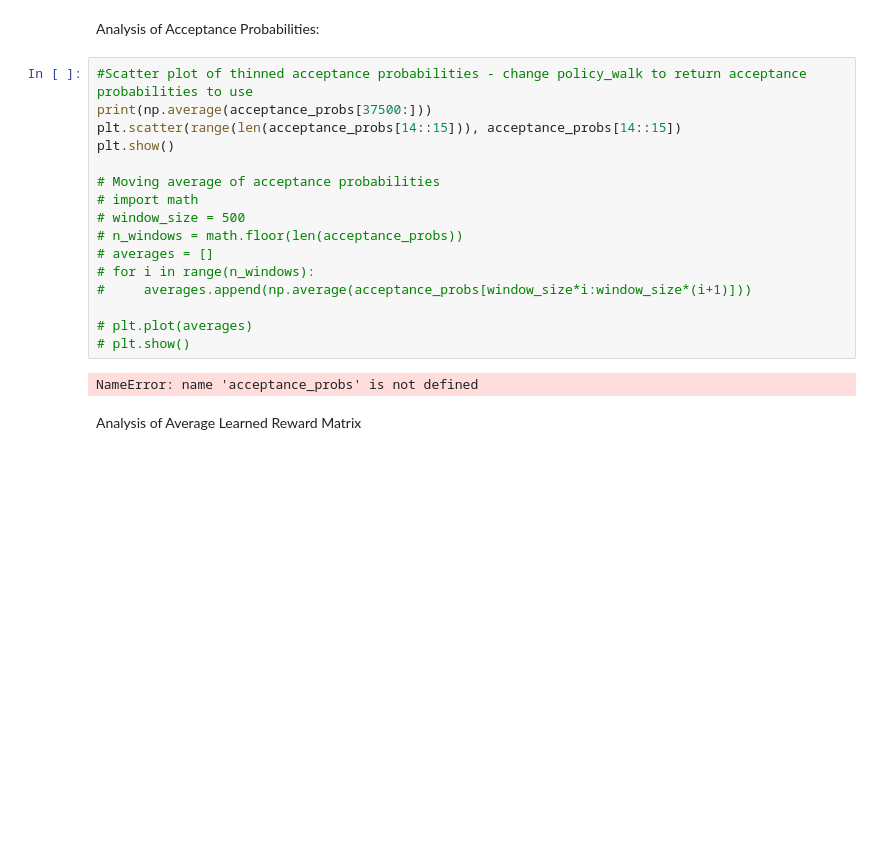
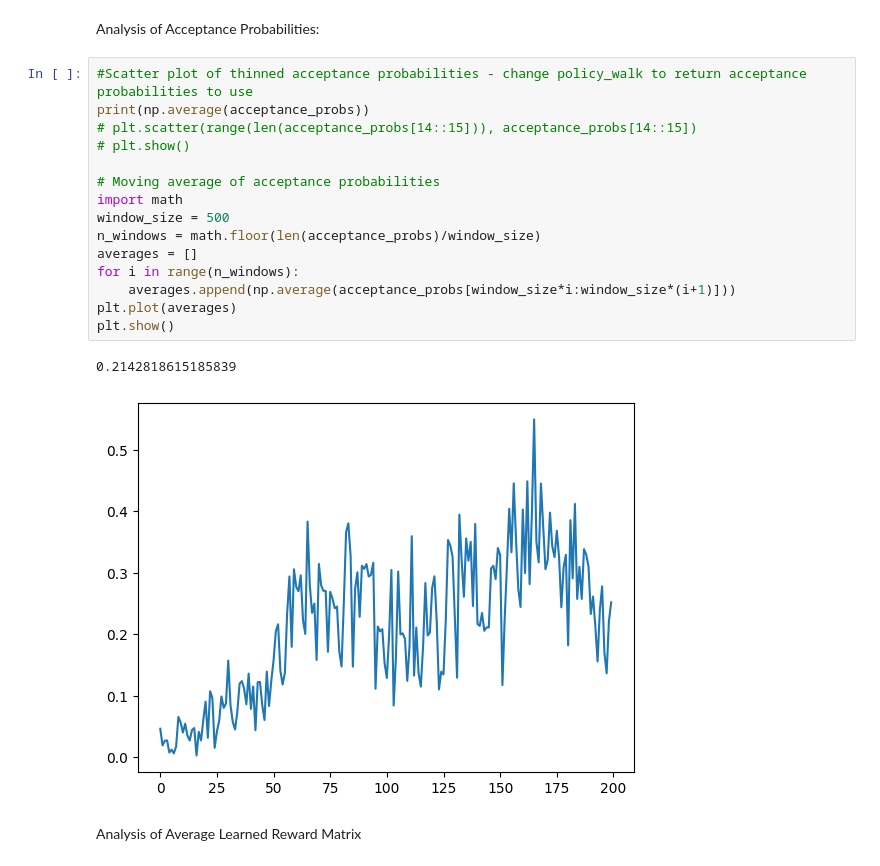
Before and after one commit to tommstuart/IRLProject, a Jupyter notebook: src/testing.ipynb, the cells around one changed output. Drawn from its saved outputs; the diff is of its cells as text; blank space fills up the shorter version.

```diff
--- a/src/testing.ipynb
+++ b/src/testing.ipynb
@@ -51,22 +53,22 @@ Generated observation times:
 Analysis of Acceptance Probabilities:
 # %%
 #Scatter plot of thinned acceptance probabilities - change policy_walk to return acceptance probabilities to use
-print(np.average(acceptance_probs[37500:]))
-plt.scatter(range(len(acceptance_probs[14::15])), acceptance_probs[14::15])
-plt.show()
+print(np.average(acceptance_probs))
+# plt.scatter(range(len(acceptance_probs[14::15])), acceptance_probs[14::15])
+# plt.show()
 
 # Moving average of acceptance probabilities
-# import math
-# window_size = 500
-# n_windows = math.floor(len(acceptance_probs))
-# averages = []
-# for i in range(n_windows):
-#     averages.append(np.average(acceptance_probs[window_size*i:window_size*(i+1)]))
-
-# plt.plot(averages)
-# plt.show()
+import math
+window_size = 500
+n_windows = math.floor(len(acceptance_probs)/window_size)
+averages = []
+for i in range(n_windows):
+    averages.append(np.average(acceptance_probs[window_size*i:window_size*(i+1)]))
+plt.plot(averages)
+plt.show()
 # %% [output]
-NameError: name 'acceptance_probs' is not defined
+0.2142818615185839
+[figure, added]
 # %% [markdown]
 Analysis of Average Learned Reward Matrix
 # %%
```
Also changed, not shown: parts of 4 cells of this notebook, 8 other files.
